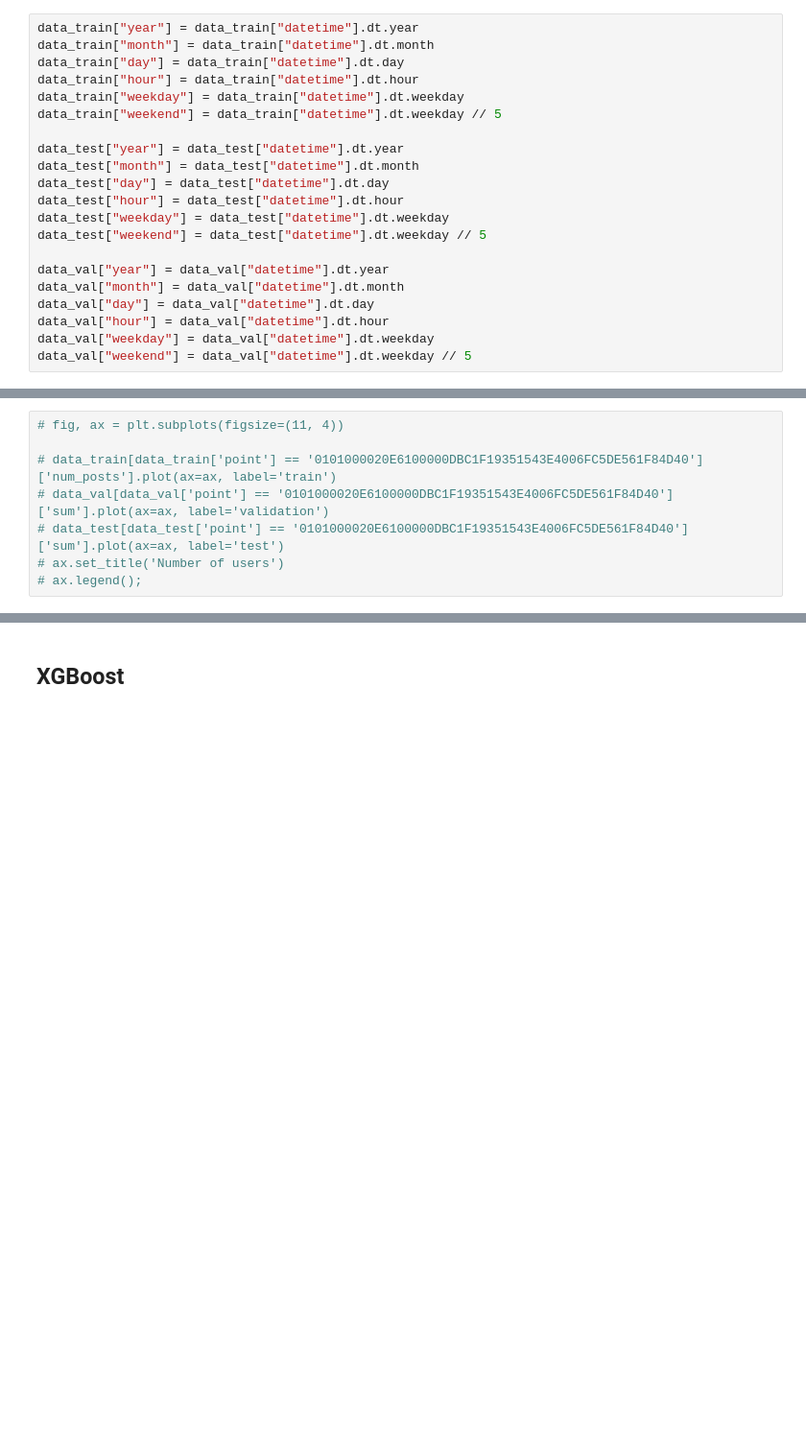
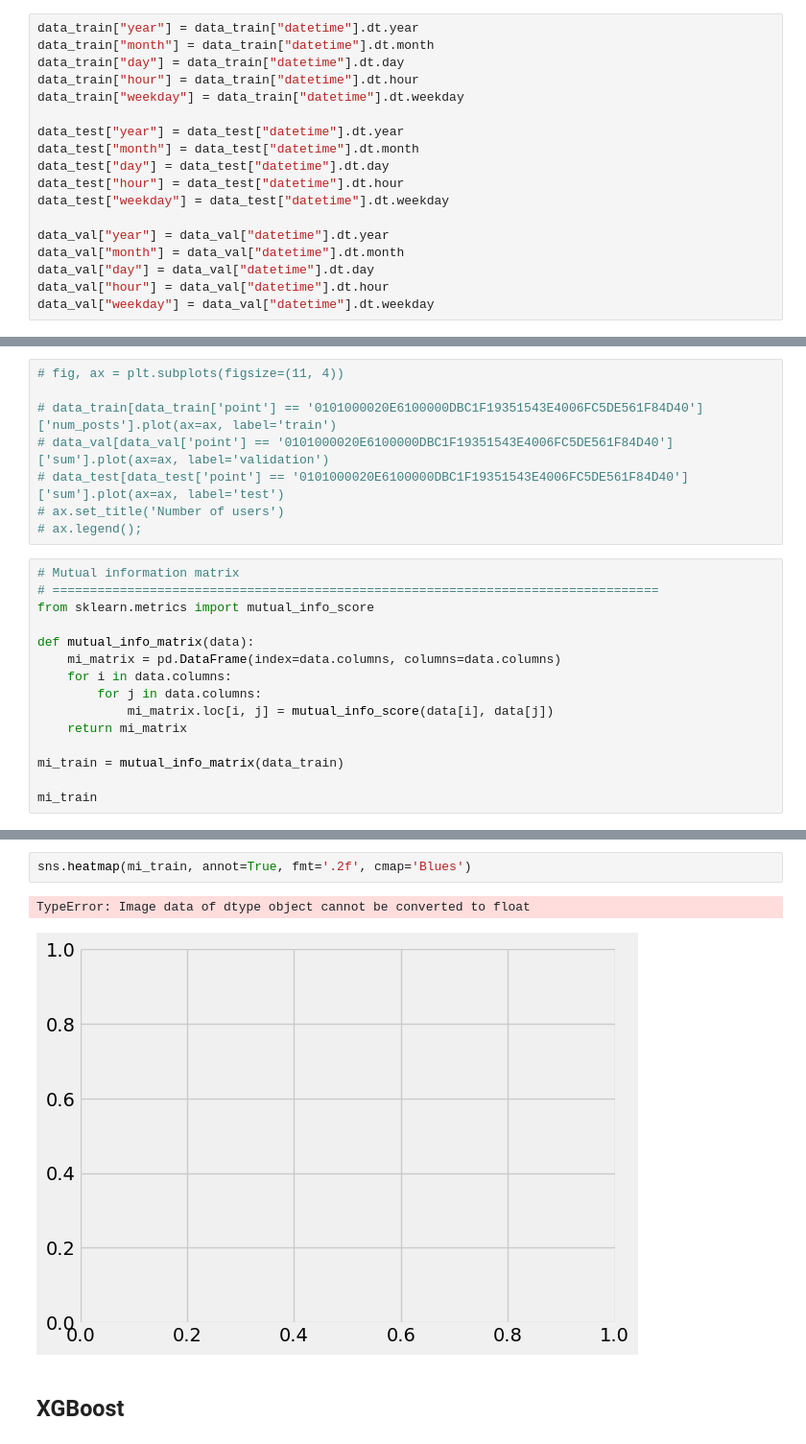
Before and after one commit to jrzkaminski/IndustrialML-ITMO, a Jupyter notebook: Regressors_solutions.ipynb, the cells around one changed output, grey strips where cells are left out. Shown at 96% size. Cells and saved outputs as stored; diff of their text form; blank space fills up the shorter version.

Commit message:
mutual info score

```diff
--- a/Regressors_solutions.ipynb
+++ b/Regressors_solutions.ipynb
@@ -126,21 +128,18 @@ data_train["month"] = data_train["datetime"].dt.month
 data_train["day"] = data_train["datetime"].dt.day
 data_train["hour"] = data_train["datetime"].dt.hour
 data_train["weekday"] = data_train["datetime"].dt.weekday
-data_train["weekend"] = data_train["datetime"].dt.weekday // 5
 
 data_test["year"] = data_test["datetime"].dt.year
 data_test["month"] = data_test["datetime"].dt.month
 data_test["day"] = data_test["datetime"].dt.day
 data_test["hour"] = data_test["datetime"].dt.hour
 data_test["weekday"] = data_test["datetime"].dt.weekday
-data_test["weekend"] = data_test["datetime"].dt.weekday // 5
 
 data_val["year"] = data_val["datetime"].dt.year
 data_val["month"] = data_val["datetime"].dt.month
 data_val["day"] = data_val["datetime"].dt.day
 data_val["hour"] = data_val["datetime"].dt.hour
 data_val["weekday"] = data_val["datetime"].dt.weekday
-data_val["weekend"] = data_val["datetime"].dt.weekday // 5
 # %% [markdown]
 Add holidays
 # %%
@@ -161,3 +160,18 @@ data_train = data_train.drop(['time'], axis=1)
 # data_test[data_test['point'] == '0101000020E6100000DBC1F19351543E4006FC5DE561F84D40']['sum'].plot(ax=ax, label='test')
 # ax.set_title('Number of users')
 # ax.legend();
+# %%
+# Mutual information matrix
+# =================================================================================
+from sklearn.metrics import mutual_info_score
+
+def mutual_info_matrix(data):
+    mi_matrix = pd.DataFrame(index=data.columns, columns=data.columns)
+    for i in data.columns:
+        for j in data.columns:
+            mi_matrix.loc[i, j] = mutual_info_score(data[i], data[j])
+    return mi_matrix
+
+mi_train = mutual_info_matrix(data_train)
+
+mi_train
@@ -164,3 +192,8 @@ data_train = data_train.drop(['time'], axis=1)
+# %%
+sns.heatmap(mi_train, annot=True, fmt='.2f', cmap='Blues')
+# %% [output]
+TypeError: Image data of dtype object cannot be converted to float
+[figure, added]
 # %% [markdown]
 ## XGBoost
 # %%
```
Also changed, not shown: parts of 5 cells of this notebook.
